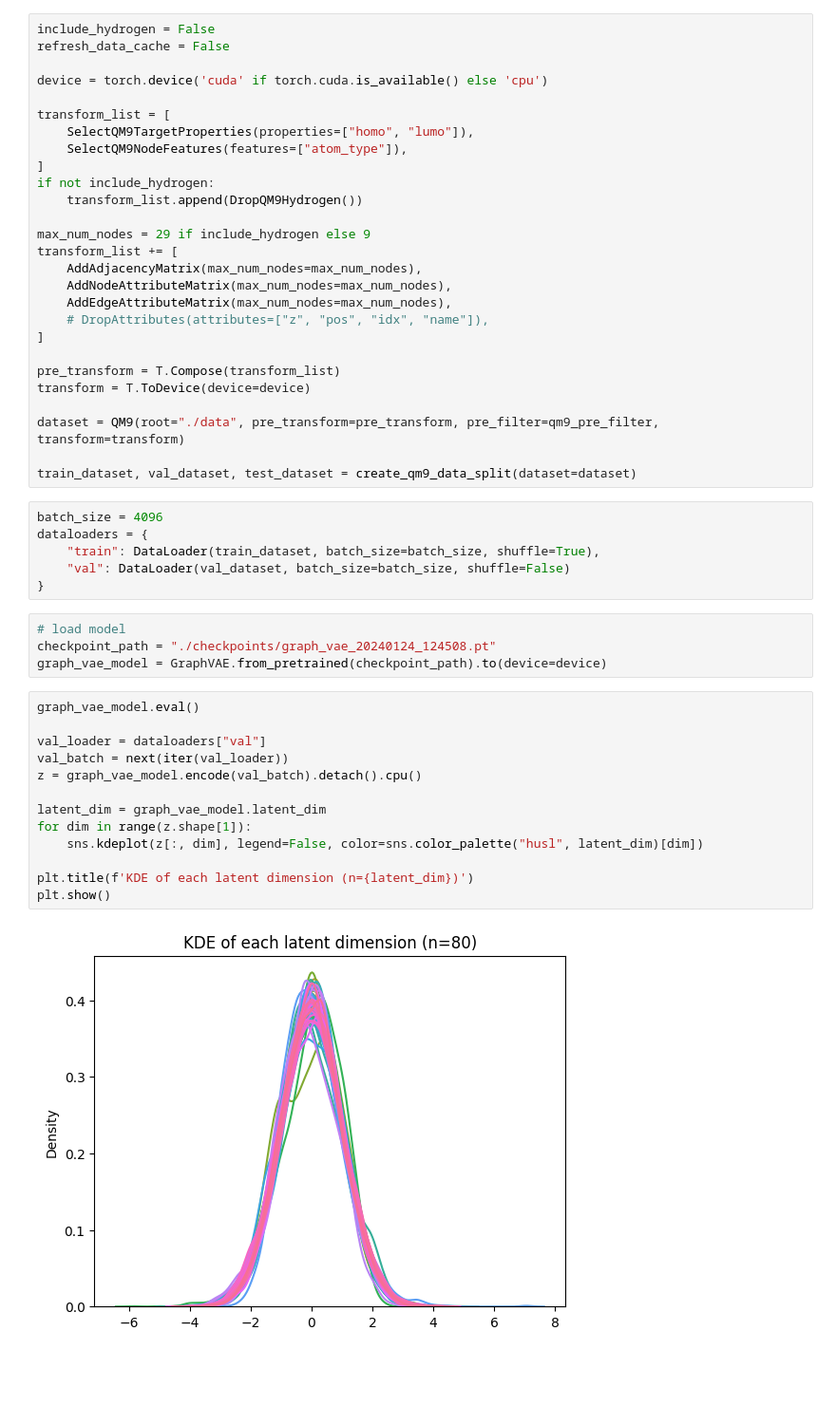
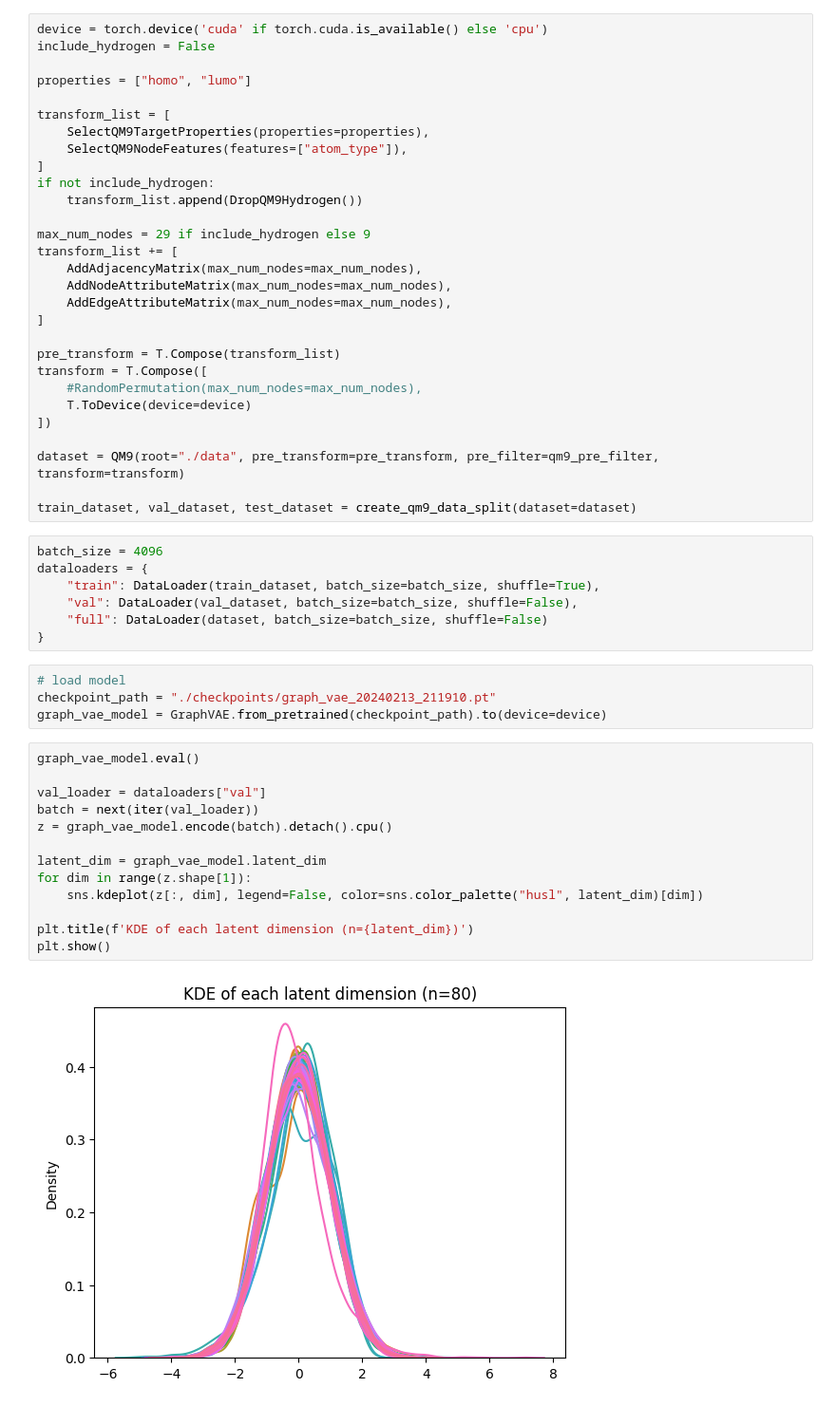
Before and after one commit to pkmtum/Molecular_Generative_Modeling, a Jupyter notebook: source/graph_vae.ipynb, the cells around one changed output. Shown: that part at 95% size. Drawn from its saved outputs; the diff is of its cells as text; blank space fills up the shorter version.

```diff
--- a/source/graph_vae.ipynb
+++ b/source/graph_vae.ipynb
@@ -20,11 +21,11 @@ from data_utils import *
 # %%
+device = torch.device('cuda' if torch.cuda.is_available() else 'cpu')
 include_hydrogen = False
-refresh_data_cache = False
 
-device = torch.device('cuda' if torch.cuda.is_available() else 'cpu')
+properties = ["homo", "lumo"]
 
 transform_list = [
-    SelectQM9TargetProperties(properties=["homo", "lumo"]),
+    SelectQM9TargetProperties(properties=properties),
     SelectQM9NodeFeatures(features=["atom_type"]),
 ]
 if not include_hydrogen:
@@ -35,11 +36,13 @@ transform_list += [
     AddAdjacencyMatrix(max_num_nodes=max_num_nodes),
     AddNodeAttributeMatrix(max_num_nodes=max_num_nodes),
     AddEdgeAttributeMatrix(max_num_nodes=max_num_nodes),
-    # DropAttributes(attributes=["z", "pos", "idx", "name"]),
 ]
 
 pre_transform = T.Compose(transform_list)
-transform = T.ToDevice(device=device)
+transform = T.Compose([
+    #RandomPermutation(max_num_nodes=max_num_nodes),
+    T.ToDevice(device=device)
+])
 
 dataset = QM9(root="./data", pre_transform=pre_transform, pre_filter=qm9_pre_filter, transform=transform)
 
@@ -48,24 +51,25 @@ train_dataset, val_dataset, test_dataset = create_qm9_data_split(dataset=dataset
 batch_size = 4096
 dataloaders = {
     "train": DataLoader(train_dataset, batch_size=batch_size, shuffle=True),
-    "val": DataLoader(val_dataset, batch_size=batch_size, shuffle=False)
+    "val": DataLoader(val_dataset, batch_size=batch_size, shuffle=False),
+    "full": DataLoader(dataset, batch_size=batch_size, shuffle=False)
 }
 # %%
 # load model
-checkpoint_path = "./checkpoints/graph_vae_20240124_124508.pt"
+checkpoint_path = "./checkpoints/graph_vae_20240213_211910.pt"
 graph_vae_model = GraphVAE.from_pretrained(checkpoint_path).to(device=device)
 # %%
 graph_vae_model.eval()
 
 val_loader = dataloaders["val"]
-val_batch = next(iter(val_loader))
-z = graph_vae_model.encode(val_batch).detach().cpu()
+batch = next(iter(val_loader))
+z = graph_vae_model.encode(batch).detach().cpu()
 
 latent_dim = graph_vae_model.latent_dim
 for dim in range(z.shape[1]):
     sns.kdeplot(z[:, dim], legend=False, color=sns.color_palette("husl", latent_dim)[dim])
 
 plt.title(f'KDE of each latent dimension (n={latent_dim})')
 plt.show()
 # %% [output]
-[figure, old version]
+[figure, new version]
```
Also changed, not shown: parts of 7 cells of this notebook, 1 other file.
